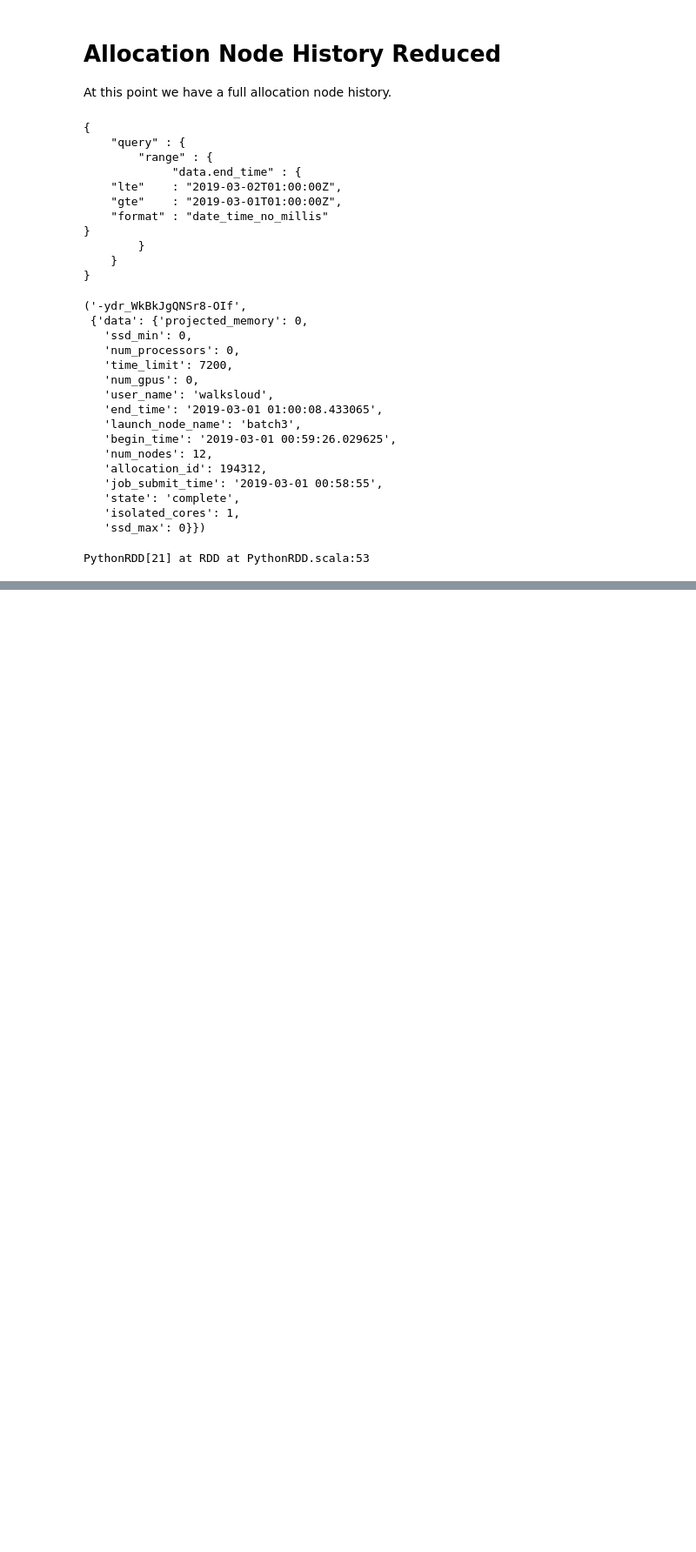
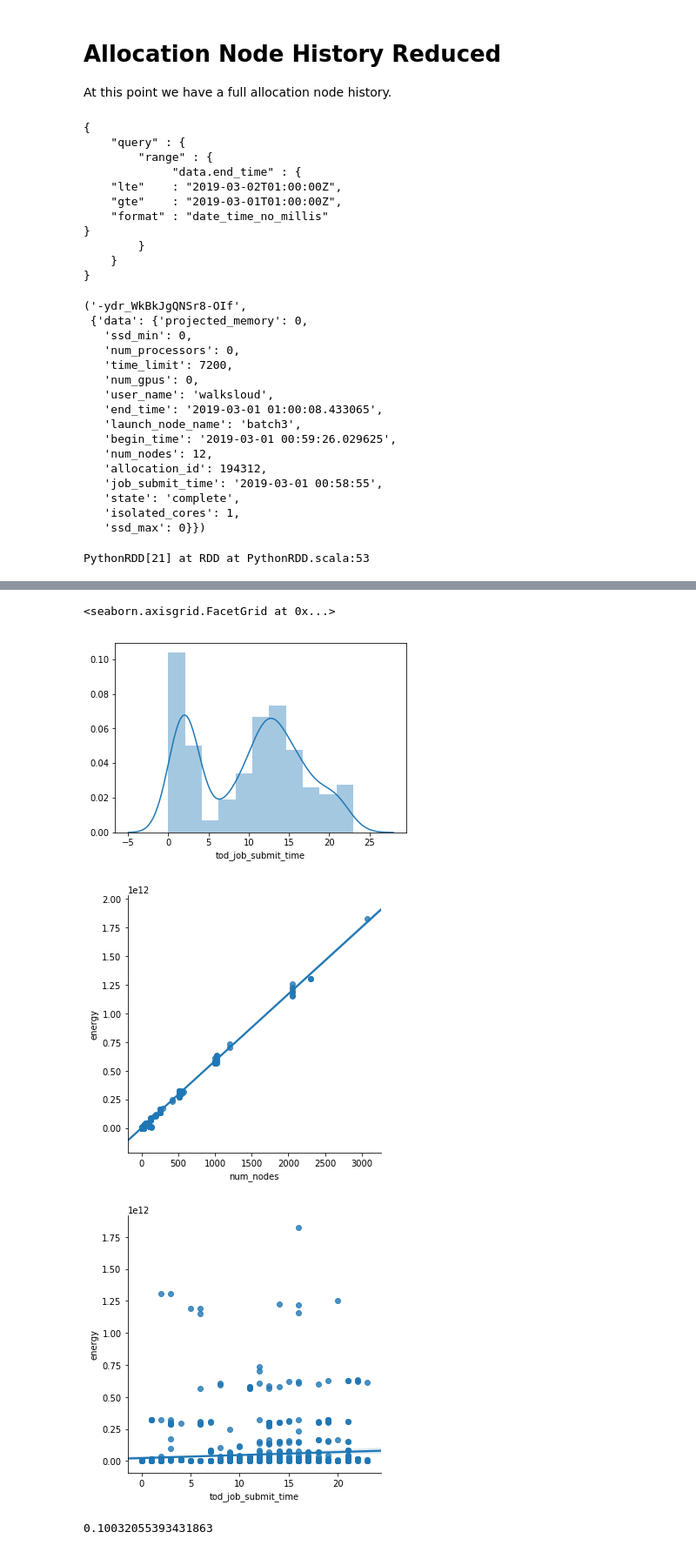
Before and after one commit to mew2057/CAST, a Jupyter notebook: csm_big_data/python3/sandbox.ipynb, the cells around one changed output, grey strips where cells are left out. Shown at 87% size. Drawn from its saved outputs; the diff is of its cells as text; code cells hidden in the pictures; blank space fills up the shorter version.

```diff
--- a/csm_big_data/python3/sandbox.ipynb
+++ b/csm_big_data/python3/sandbox.ipynb
@@ -386,0 +578,18 @@ uJDF.columns
+# %%
+import seaborn as sns
+from scipy.stats import norm
+
+sns.distplot(pdDF['tod_job_submit_time'] )
+sns.lmplot('num_nodes', 'energy', data=pdDF)
+
+# No correlation
+sns.lmplot('tod_job_submit_time', 'energy', data=pdDF)
+# %% [output]
+<seaborn.axisgrid.FacetGrid at 0x...>
+[figure, added]
+[figure, added]
+[figure, added]
+# %%
+correlation["energy"]["allocation_id"]
+# %% [output]
+0.10032055393431863
```
Also changed, not shown: parts of 20 cells of this notebook.
